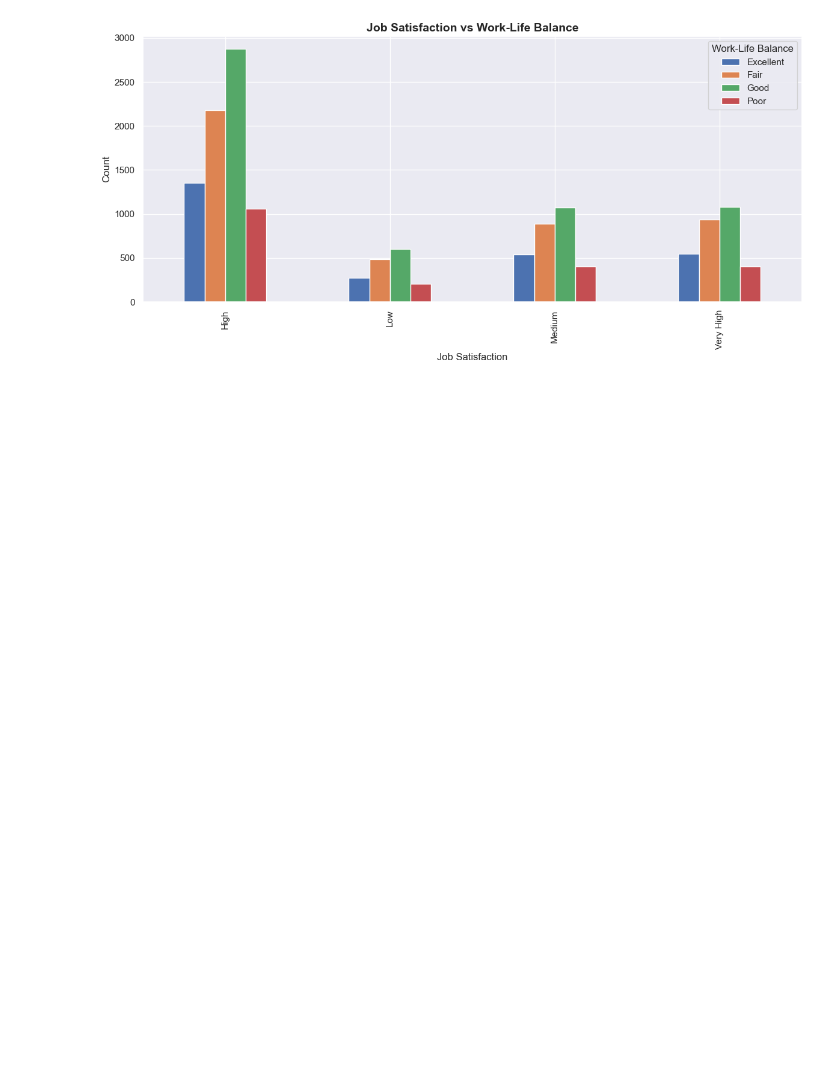
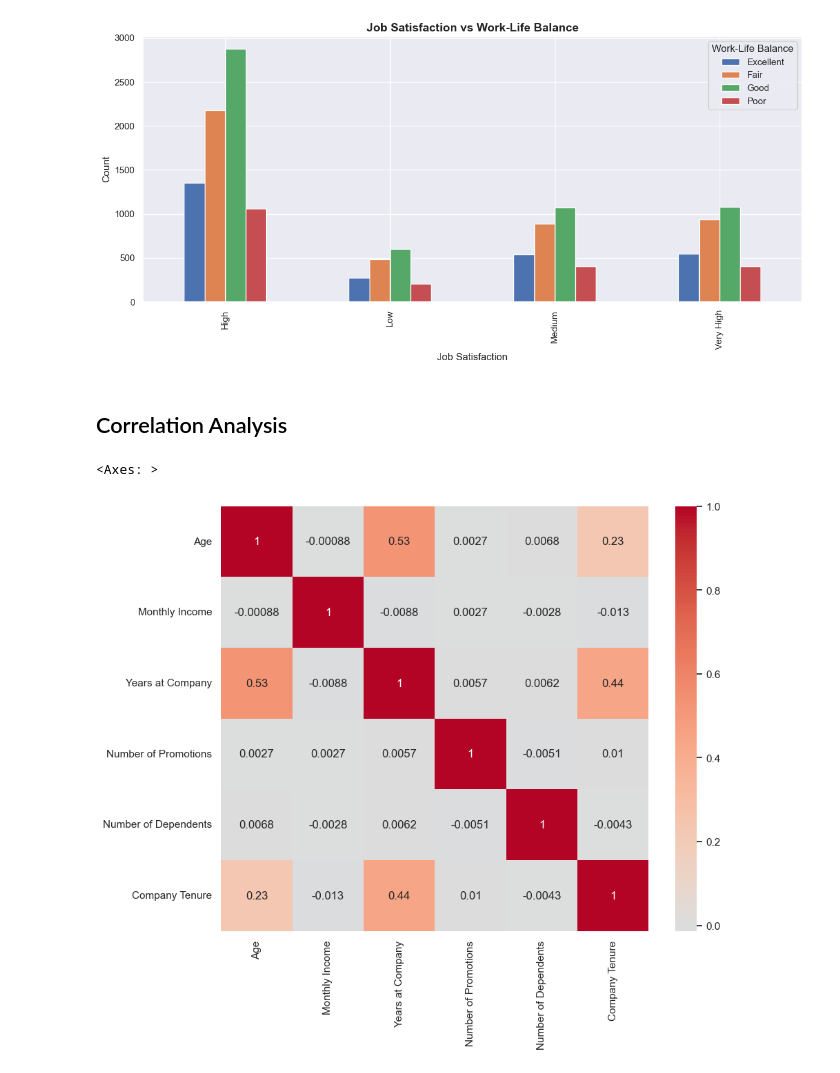
Before and after one commit to Hamza-rami/Jobs_dataset, a Jupyter notebook: describe_data.ipynb, the cells around one changed output. Saved outputs shown, nothing was run; the diff lists cells and outputs as text; code cells hidden in the pictures; blank space fills up the shorter version.

Commit message:
Diagnostic Analysis

```diff
--- a/describe_data.ipynb
+++ b/describe_data.ipynb
@@ -249,3 +249,13 @@ plt.tight_layout()
 plt.show()
 # %% [output]
 [figure]
+# %% [markdown]
+## Correlation Analysis
+# %%
+numeric_cols = ['Age', 'Monthly Income', 'Years at Company', 'Number of Promotions', 'Number of Dependents', 'Company Tenure']
+corr_matrix = df[numeric_cols].corr()
+plt.figure(figsize=(10, 8))
+sns.heatmap(corr_matrix, annot=True, cmap='coolwarm', center=0)
+# %% [output]
+<Axes: >
+[figure, added]
```
Also changed, not shown: parts of 4 cells of this notebook, 1 other file.
